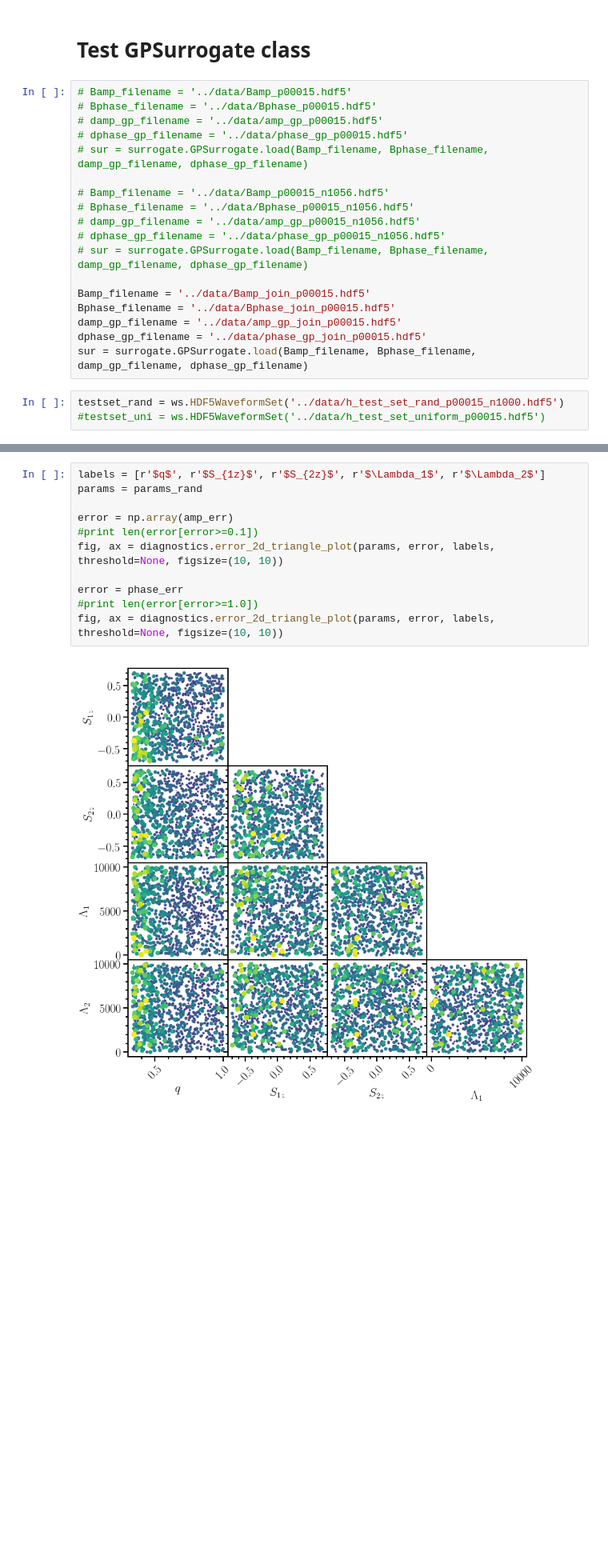
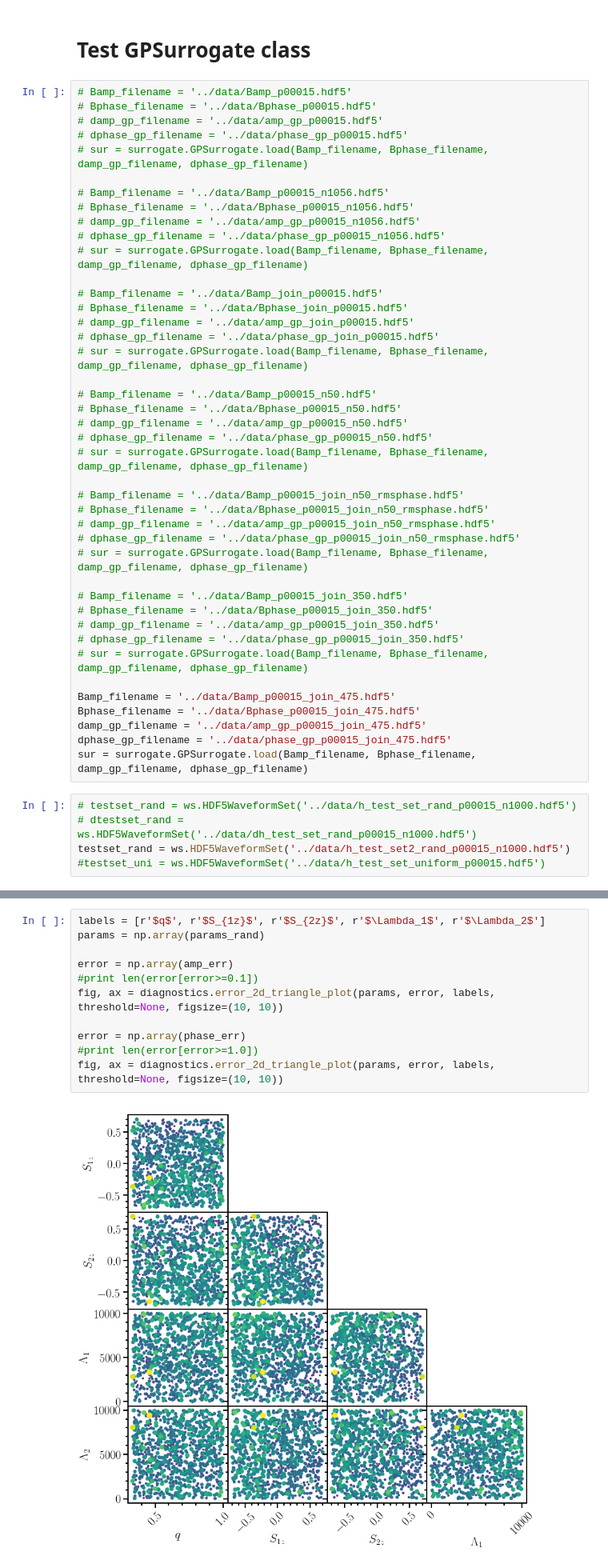
Before and after one commit to benjaminlackey/gpsurrogate, a Jupyter notebook: notebooks/MismatchAmpPhaseErrors.ipynb, the cells around one changed output, grey strips where cells are left out. Shown at 80% size. Cells and saved outputs as stored; diff of their text form; blank space fills up the shorter version.

```diff
--- a/notebooks/MismatchAmpPhaseErrors.ipynb
+++ b/notebooks/MismatchAmpPhaseErrors.ipynb
@@ -67,13 +67,39 @@ from constants import *
 # dphase_gp_filename = '../data/phase_gp_p00015_n1056.hdf5'
 # sur = surrogate.GPSurrogate.load(Bamp_filename, Bphase_filename, damp_gp_filename, dphase_gp_filename)
 
-Bamp_filename = '../data/Bamp_join_p00015.hdf5'
-Bphase_filename = '../data/Bphase_join_p00015.hdf5'
-damp_gp_filename = '../data/amp_gp_join_p00015.hdf5'
-dphase_gp_filename = '../data/phase_gp_join_p00015.hdf5'
+# Bamp_filename = '../data/Bamp_join_p00015.hdf5'
+# Bphase_filename = '../data/Bphase_join_p00015.hdf5'
+# damp_gp_filename = '../data/amp_gp_join_p00015.hdf5'
+# dphase_gp_filename = '../data/phase_gp_join_p00015.hdf5'
+# sur = surrogate.GPSurrogate.load(Bamp_filename, Bphase_filename, damp_gp_filename, dphase_gp_filename)
+
+# Bamp_filename = '../data/Bamp_p00015_n50.hdf5'
+# Bphase_filename = '../data/Bphase_p00015_n50.hdf5'
+# damp_gp_filename = '../data/amp_gp_p00015_n50.hdf5'
+# dphase_gp_filename = '../data/phase_gp_p00015_n50.hdf5'
+# sur = surrogate.GPSurrogate.load(Bamp_filename, Bphase_filename, damp_gp_filename, dphase_gp_filename)
+
+# Bamp_filename = '../data/Bamp_p00015_join_n50_rmsphase.hdf5'
+# Bphase_filename = '../data/Bphase_p00015_join_n50_rmsphase.hdf5'
+# damp_gp_filename = '../data/amp_gp_p00015_join_n50_rmsphase.hdf5'
+# dphase_gp_filename = '../data/phase_gp_p00015_join_n50_rmsphase.hdf5'
+# sur = surrogate.GPSurrogate.load(Bamp_filename, Bphase_filename, damp_gp_filename, dphase_gp_filename)
+
+# Bamp_filename = '../data/Bamp_p00015_join_350.hdf5'
+# Bphase_filename = '../data/Bphase_p00015_join_350.hdf5'
+# damp_gp_filename = '../data/amp_gp_p00015_join_350.hdf5'
+# dphase_gp_filename = '../data/phase_gp_p00015_join_350.hdf5'
+# sur = surrogate.GPSurrogate.load(Bamp_filename, Bphase_filename, damp_gp_filename, dphase_gp_filename)
+
+Bamp_filename = '../data/Bamp_p00015_join_475.hdf5'
+Bphase_filename = '../data/Bphase_p00015_join_475.hdf5'
+damp_gp_filename = '../data/amp_gp_p00015_join_475.hdf5'
+dphase_gp_filename = '../data/phase_gp_p00015_join_475.hdf5'
 sur = surrogate.GPSurrogate.load(Bamp_filename, Bphase_filename, damp_gp_filename, dphase_gp_filename)
 # %%
-testset_rand = ws.HDF5WaveformSet('../data/h_test_set_rand_p00015_n1000.hdf5')
+# testset_rand = ws.HDF5WaveformSet('../data/h_test_set_rand_p00015_n1000.hdf5')
+# dtestset_rand = ws.HDF5WaveformSet('../data/dh_test_set_rand_p00015_n1000.hdf5')
+testset_rand = ws.HDF5WaveformSet('../data/h_test_set2_rand_p00015_n1000.hdf5')
 #testset_uni = ws.HDF5WaveformSet('../data/h_test_set_uniform_p00015.hdf5')
 # %%
 i = 99
@@ -457,13 +483,13 @@ ax2.legend(loc='upper left', frameon=False)
 # %%
 labels = [r'$q$', r'$S_{1z}$', r'$S_{2z}$', r'$\Lambda_1$', r'$\Lambda_2$']
-params = params_rand
+params = np.array(params_rand)
 
 error = np.array(amp_err)
 #print len(error[error>=0.1])
 fig, ax = diagnostics.error_2d_triangle_plot(params, error, labels, threshold=None, figsize=(10, 10))
 
-error = phase_err
+error = np.array(phase_err)
 #print len(error[error>=1.0])
 fig, ax = diagnostics.error_2d_triangle_plot(params, error, labels, threshold=None, figsize=(10, 10))
 # %% [output]
-[figure, old version]
+[figure, new version]
```
Also changed, not shown: parts of 14 cells of this notebook, 5 other files.
